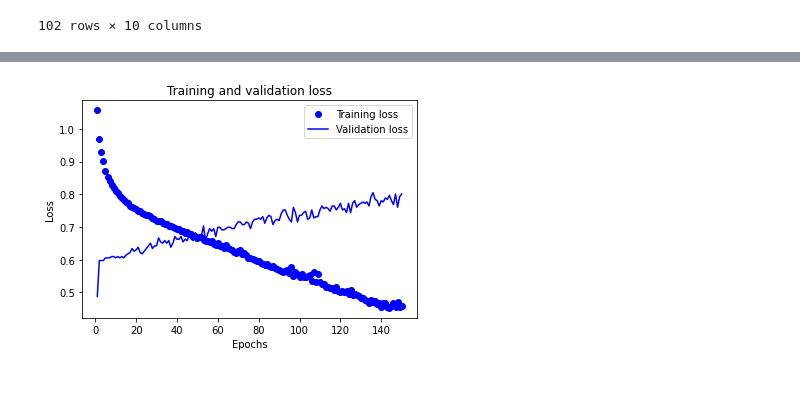
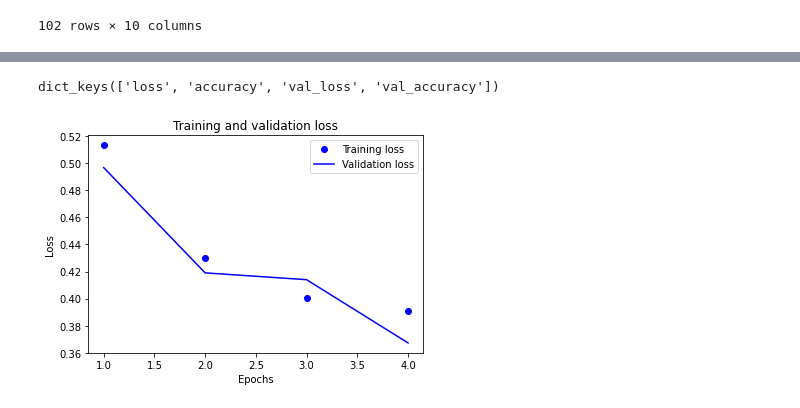
Before and after one commit to tngo0508/capstone_project, a Jupyter notebook: backend/stocks/webscraper/build_ML_model.ipynb, the cells around one changed output, grey strips where cells are left out. Saved outputs shown, nothing was run; the diff lists cells and outputs as text; code cells hidden in the pictures.

```diff
--- a/backend/stocks/webscraper/build_ML_model.ipynb
+++ b/backend/stocks/webscraper/build_ML_model.ipynb
@@ -25,9 +25,14 @@ df_train
 # %%
 # perform preprocessing data before they can be used
 
+# drop near fair value
+df_train_drop_fair_value = df_train[df_train['target'] != 'Near Fair Value']
+df_test_drop_fair_value = df_test[df_test['target'] != 'Near Fair Value']
+# print(df_test_drop_na['target'])
+
 # removing N/A
-df_train_drop_na = df_train.dropna()
-df_test_drop_na = df_test.dropna()
+df_train_drop_na = df_train_drop_fair_value.dropna()
+df_test_drop_na = df_test_drop_fair_value.dropna()
 
 # remove intersection between two dataframes in test set
 df_test_drop_na = pd.merge(df_test_drop_na, df_train_drop_na, how='outer', indicator=True).query('_merge=="left_only"').drop(['_merge'], axis=1)
@@ -175,14 +198,19 @@ reslts_test: [0.8653292655944824, 0.6829268336296082]
+# %%
+history_dict = history.history
+history_dict.keys()
+# %% [output]
+dict_keys(['loss', 'accuracy', 'val_loss', 'val_accuracy'])
 # %%
 import matplotlib.pyplot as plt
 loss = history.history['loss']
-val_loss = history.history['accuracy']
+val_loss = history.history['val_loss']
 epochs = range(1, len(loss) + 1)
 plt.plot(epochs, loss, 'bo', label='Training loss')
 plt.plot(epochs, val_loss, 'b', label='Validation loss')
 plt.title('Training and validation loss')
 plt.xlabel('Epochs')
 plt.ylabel('Loss')
 plt.legend()
 plt.show()
 # %% [output]
-[figure, old version]
+[figure, new version]
```
Also changed, not shown: parts of 12 cells of this notebook.
